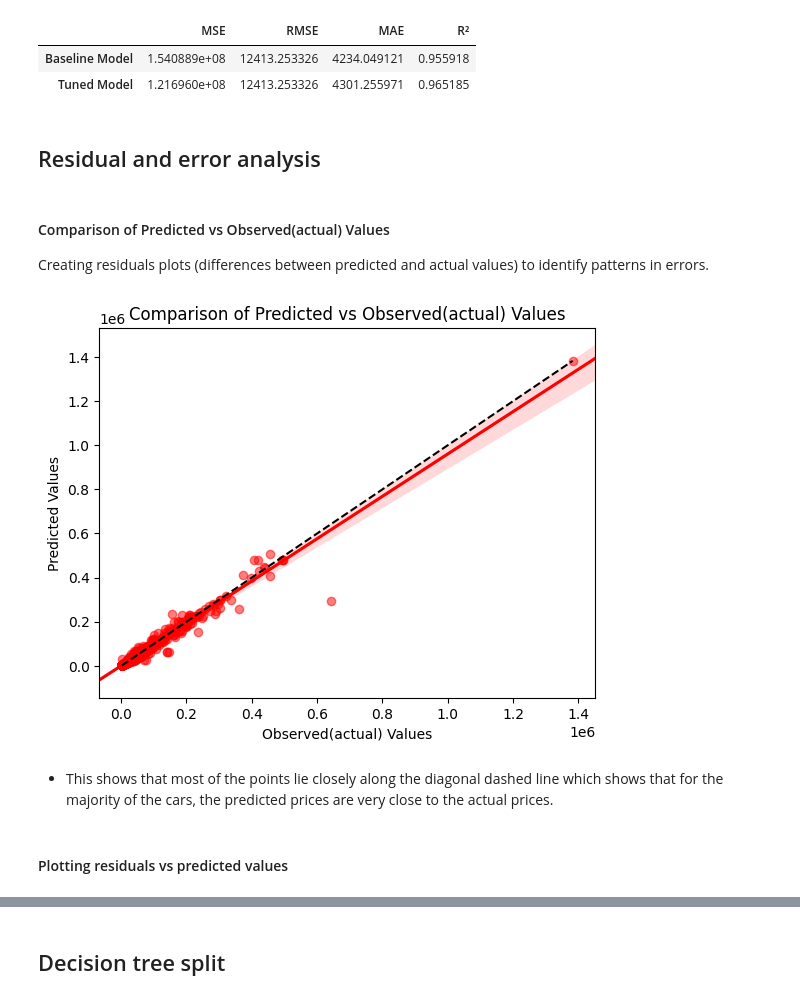
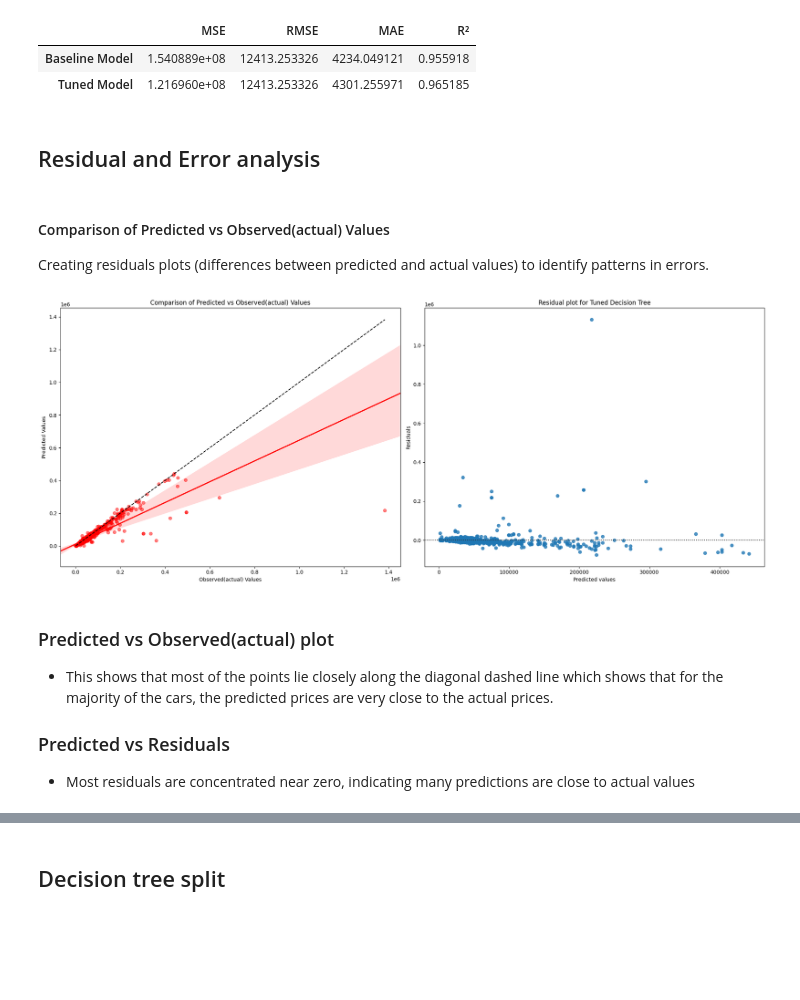
Before and after one commit to nirmal2i43a5/Automobile_Price_Prediction_System, a Jupyter notebook: Automobile_EDA.ipynb, the cells around one changed output, grey strips where cells are left out. Drawn from its saved outputs; the diff is of its cells as text; code cells hidden in the pictures; blank space fills up the shorter version.

```diff
--- a/Automobile_EDA.ipynb
+++ b/Automobile_EDA.ipynb
@@ -573,10 +555,11 @@ scoring = {
     'r2': 'r2',
 
 }
+from sklearn.model_selection import KFold
 # Gridsearch setup with cross-validation
 decision_tree_grid_search = GridSearchCV(estimator=tuned_decision_tree,
                            param_grid=tree_param,
-                           cv=4,
+                         cv=KFold(n_splits=5),
                           scoring=scoring,
                            refit='r2'  # Choose which metric to use for selecting the best model
 
@@ -640,36 +624,53 @@ metrics_df
 | Baseline Model | 1.540889e+08 | 12413.253326 | 4234.049121 | 0.955918 |
 | Tuned Model | 1.216960e+08 | 12413.253326 | 4301.255971 | 0.965185 |
 # %% [markdown]
-## Residual and error analysis
+## Residual and Error analysis
 # %% [markdown]
 ####  Comparison of Predicted vs Observed(actual) Values
 
 Creating residuals plots  (differences between predicted and actual values) to identify patterns in errors.
 # %%
-#Regression plot
-plt.figure()
+
+
+fig, (ax1, ax2) = plt.subplots(1, 2, figsize=(20, 8))
+
+# ------------------------Regression plot-------------------------------
 sns.regplot(
     x=y_test,
     y=y_pred_tuned,
     scatter_kws={'color': 'red', 'alpha': 0.5},
-    line_kws={'color': 'red',},
+    line_kws={'color': 'red'},
     ci=95,
     truncate=False,
-
+    ax=ax1
 )
 
-# Plotting the identity line for reference (where predicted = Observed(actual))
-min_val = min(min(y_test), min(y_pred))
-max_val = max(max(y_test), max(y_pred))
-plt.plot([min_val, max_val], [min_val, max_val], '--k', label='Ideal Fit')
+# Plotting the identity line for reference
+min_val = min(min(y_test), min(y_pred_tuned))
+max_val = max(max(y_test), max(y_pred_tuned))
+ax1.plot([min_val, max_val], [min_val, max_val], '--k', label='Ideal Fit')
 
-plt.xlabel('Observed(actual) Values')
-plt.ylabel('Predicted Values')
-plt.title('Comparison of Predicted vs Observed(actual) Values')
+ax1.set_xlabel('Observed(actual) Values')
+ax1.set_ylabel('Predicted Values')
+ax1.set_title('Comparison of Predicted vs Observed(actual) Values')
+
+
+# -------------------------------Residual plot-----------------------
+residuals = y_test - y_pred_tuned
+sns.residplot(x=y_pred_tuned, y=residuals, ax=ax2)
+
+ax2.set_xlabel('Predicted values')
+ax2.set_ylabel('Residuals')
+ax2.set_title('Residual plot')
+
+
+plt.tight_layout()
 plt.show()
 # %% [output]
-[figure, old version]
+[figure, new version]
 # %% [markdown]
+### Predicted vs Observed(actual) plot
 - This shows that most of the points  lie closely along the diagonal dashed line which  shows that for the majority of the cars, the predicted prices are very close to the actual prices.
+
+### Predicted vs Residuals
+- Most residuals are concentrated near zero, indicating many predictions are close to actual values
-# %% [markdown]
-#### Plotting residuals vs predicted values
```
Also changed, not shown: parts of 8 cells of this notebook.
